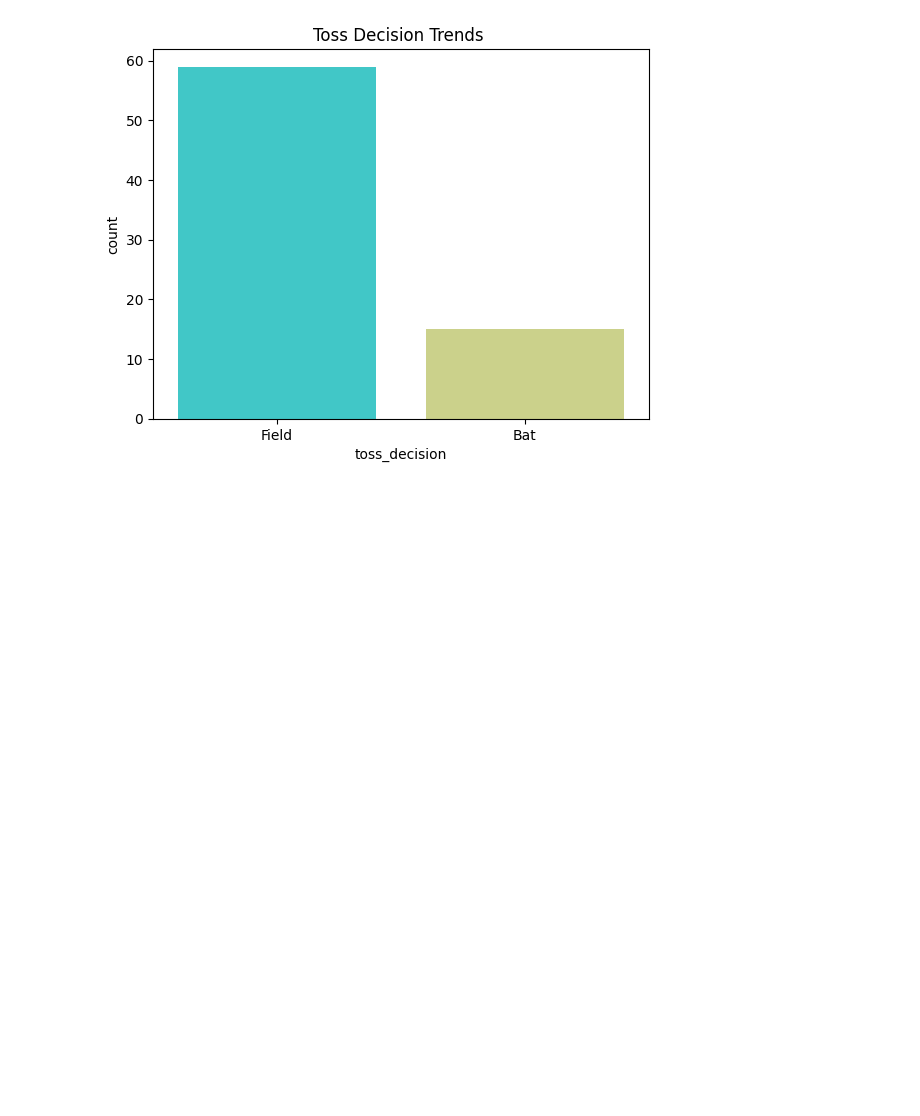
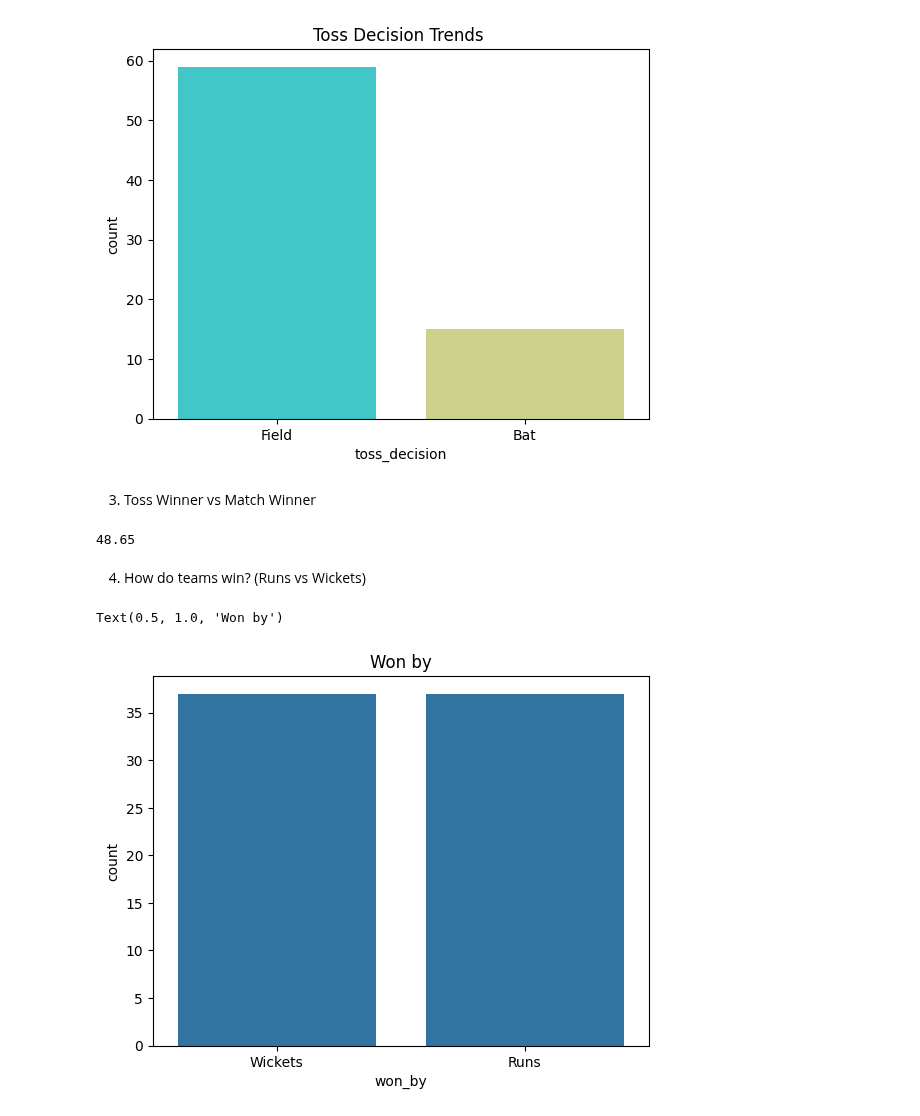
Before and after one commit to ds-mohit/Practice, a Jupyter notebook: Data Visualization/Project/IPL_Capstone_project.ipynb, the cells around one changed output. Drawn from its saved outputs; the diff is of its cells as text; code cells hidden in the pictures; blank space fills up the shorter version.

```diff
--- a/Data Visualization/Project/IPL_Capstone_project.ipynb
+++ b/Data Visualization/Project/IPL_Capstone_project.ipynb
@@ -137,3 +137,19 @@ Passing `palette` without assigning `hue` is deprecated and will be removed in v
   sns.countplot(x = df['toss_decision'],palette='rainbow')
 Text(0.5, 1.0, 'Toss Decision Trends ')
 [figure]
+# %% [markdown]
+3. Toss Winner vs Match Winner
+# %%
+count = df[df['toss_winner'] == df['match_winner']]['match_id'].count()
+percentage = (count *100)/df.shape[0]
+percentage.round(2)
+# %% [output]
+48.65
+# %% [markdown]
+4. How do teams win? (Runs vs Wickets)
+# %%
+sns.countplot(x = df['won_by'])
+plt.title("Won by")
+# %% [output]
+Text(0.5, 1.0, 'Won by')
+[figure, added]
```
